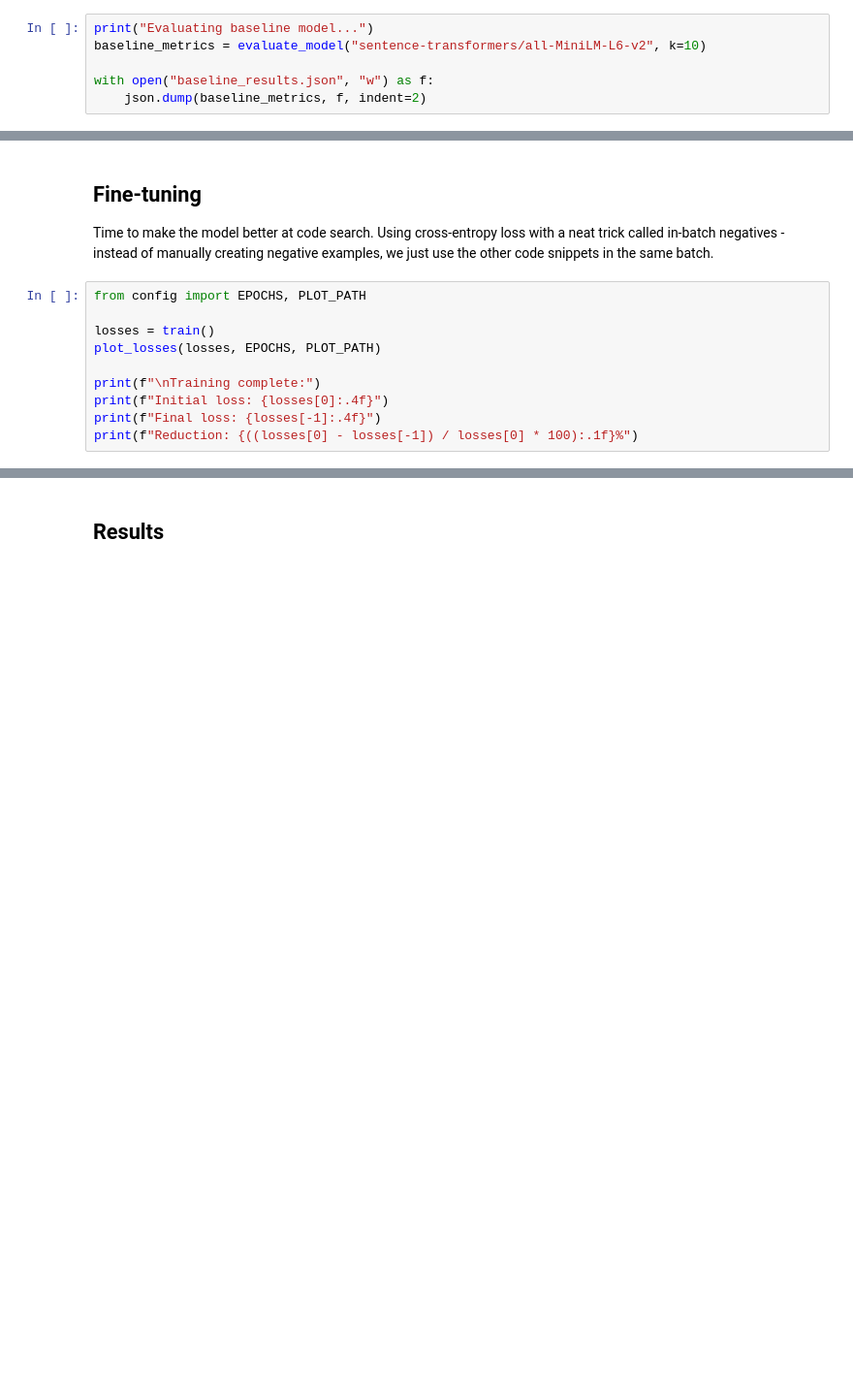
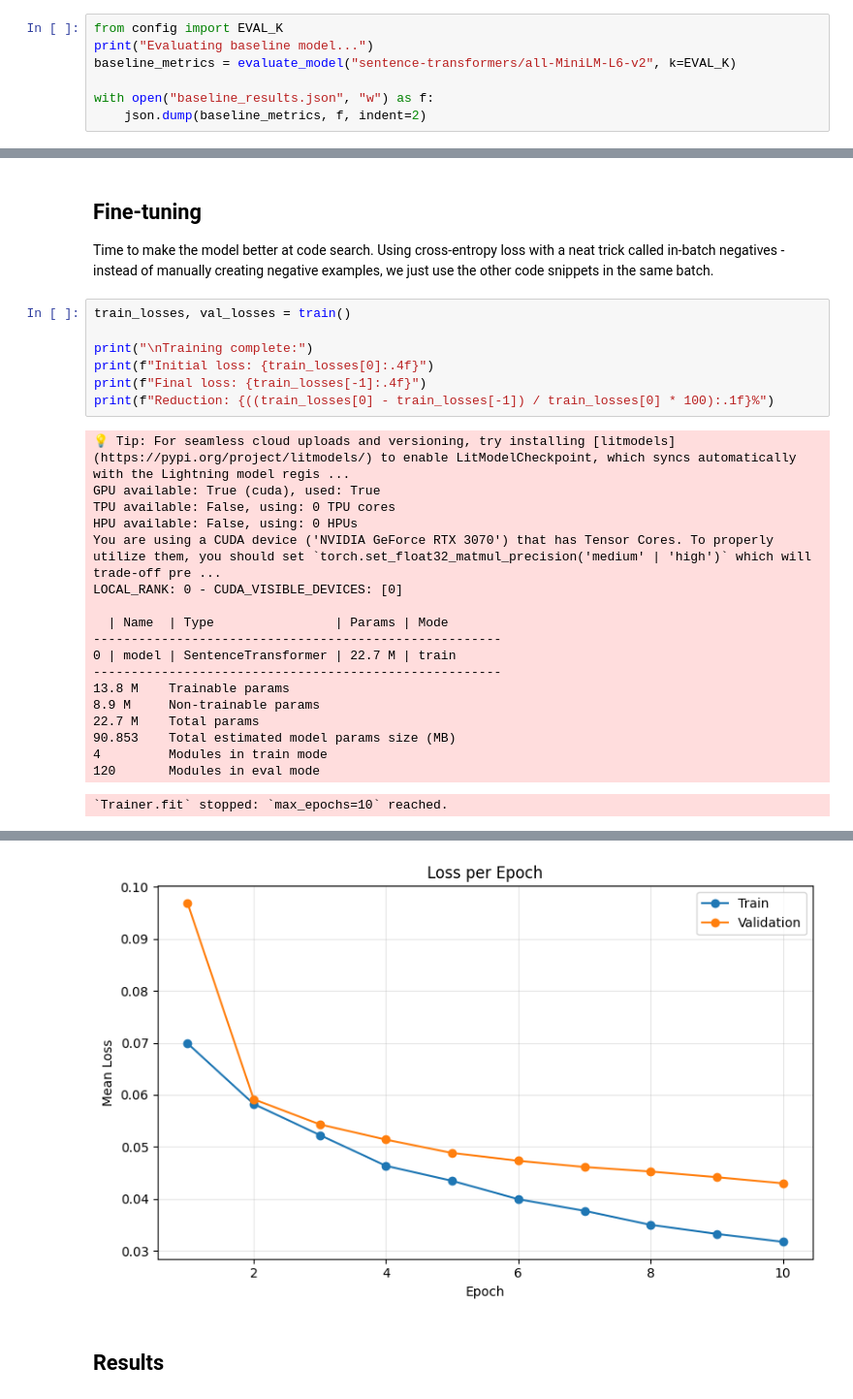
Before and after one commit to bmajosek/ML-for-Context-in-AI-Assistant, a Jupyter notebook: report.ipynb, the cells around one changed output, grey strips where cells are left out. Shown at 97% size. Saved outputs shown, nothing was run; the diff lists cells and outputs as text; blank space fills up the shorter version.

```diff
--- a/report.ipynb
+++ b/report.ipynb
@@ -96,6 +113,7 @@ print(f"Test queries: {len(qrels)}")
 # %%
+from config import EVAL_K
 print("Evaluating baseline model...")
-baseline_metrics = evaluate_model("sentence-transformers/all-MiniLM-L6-v2", k=10)
+baseline_metrics = evaluate_model("sentence-transformers/all-MiniLM-L6-v2", k=EVAL_K)
 
 with open("baseline_results.json", "w") as f:
     json.dump(baseline_metrics, f, indent=2)
@@ -104,12 +127,28 @@ with open("baseline_results.json", "w") as f:
 
 Time to make the model better at code search. Using cross-entropy loss with a neat trick called in-batch negatives - instead of manually creating negative examples, we just use the other code snippets in the same batch.
 # %%
-from config import EPOCHS, PLOT_PATH
+train_losses, val_losses = train()
 
-losses = train()
-plot_losses(losses, EPOCHS, PLOT_PATH)
-
-print(f"\nTraining complete:")
-print(f"Initial loss: {losses[0]:.4f}")
-print(f"Final loss: {losses[-1]:.4f}")
-print(f"Reduction: {((losses[0] - losses[-1]) / losses[0] * 100):.1f}%")
+print("\nTraining complete:")
+print(f"Initial loss: {train_losses[0]:.4f}")
+print(f"Final loss: {train_losses[-1]:.4f}")
+print(f"Reduction: {((train_losses[0] - train_losses[-1]) / train_losses[0] * 100):.1f}%")
+# %% [output]
+💡 Tip: For seamless cloud uploads and versioning, try installing [litmodels](https://pypi.org/project/litmodels/) to enable LitModelCheckpoint, which syncs automatically with the Lightning model regis ...
+GPU available: True (cuda), used: True
+TPU available: False, using: 0 TPU cores
+HPU available: False, using: 0 HPUs
+You are using a CUDA device ('NVIDIA GeForce RTX 3070') that has Tensor Cores. To properly utilize them, you should set `torch.set_float32_matmul_precision('medium' | 'high')` which will trade-off pre ...
+LOCAL_RANK: 0 - CUDA_VISIBLE_DEVICES: [0]
+
+  | Name  | Type                | Params | Mode
+------------------------------------------------------
+0 | model | SentenceTransformer | 22.7 M | train
+------------------------------------------------------
+13.8 M    Trainable params
+8.9 M     Non-trainable params
+22.7 M    Total params
+90.853    Total estimated model params size (MB)
+4         Modules in train mode
+120       Modules in eval mode
+`Trainer.fit` stopped: `max_epochs=10` reached.
@@ -116,3 +159,4 @@ print(f"Reduction: {((losses[0] - losses[-1]) / losses[0] * 100):.1f}%")
+[figure, added]
 # %% [markdown]
 ## Results
 # %%
```
Also changed, not shown: parts of 12 cells of this notebook, 6 other files.
